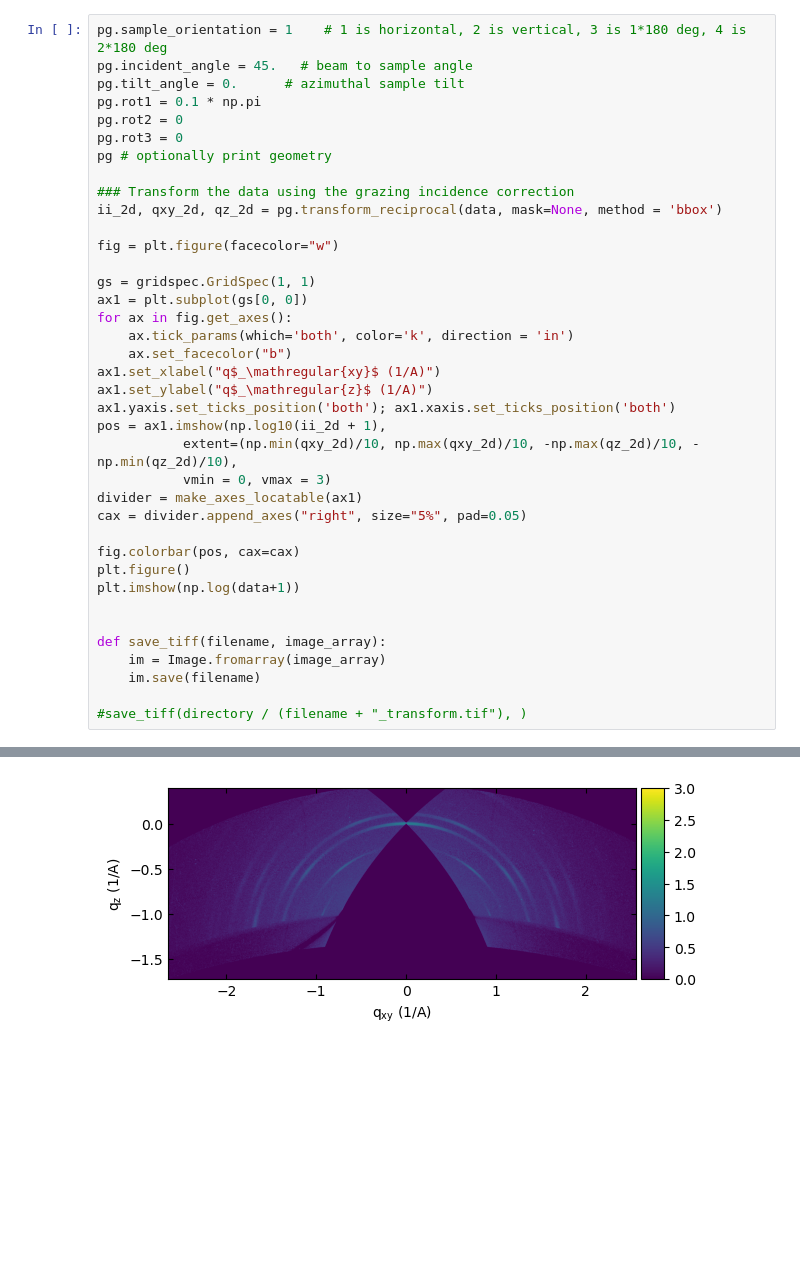
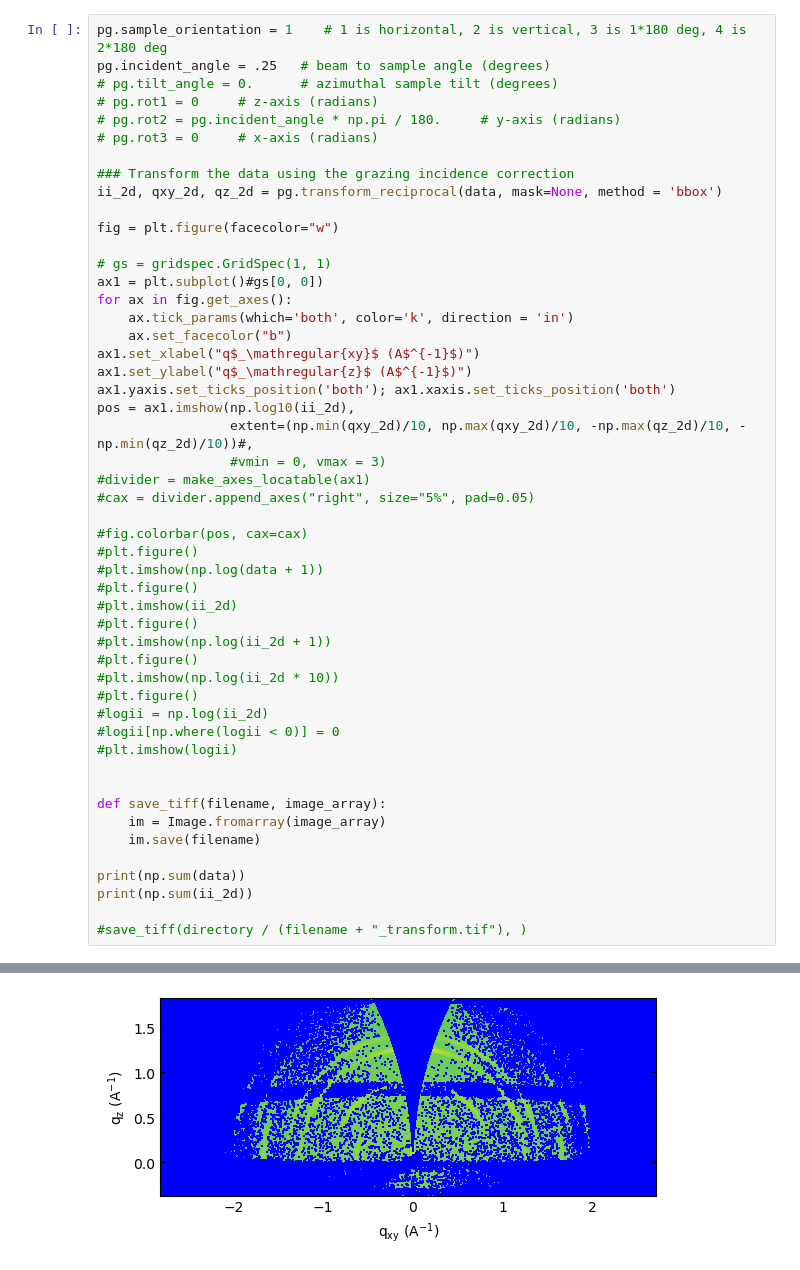
Before and after one commit to ttortorici/GIWAXS, a Jupyter notebook: transform.ipynb, the cells around one changed output, grey strips where cells are left out. Saved outputs shown, nothing was run; the diff lists cells and outputs as text; blank space fills up the shorter version.

```diff
--- a/transform.ipynb
+++ b/transform.ipynb
@@ -82,39 +216,51 @@ DirectBeamDist= 3210865786578818048.000 mm      Center: x=-30272332948930134016.
 # %%
 pg.sample_orientation = 1    # 1 is horizontal, 2 is vertical, 3 is 1*180 deg, 4 is 2*180 deg
-pg.incident_angle = 45.   # beam to sample angle
-pg.tilt_angle = 0.      # azimuthal sample tilt
-pg.rot1 = 0.1 * np.pi
-pg.rot2 = 0
-pg.rot3 = 0
-pg # optionally print geometry
+pg.incident_angle = .25   # beam to sample angle (degrees)
+# pg.tilt_angle = 0.      # azimuthal sample tilt (degrees)
+# pg.rot1 = 0     # z-axis (radians)
+# pg.rot2 = pg.incident_angle * np.pi / 180.     # y-axis (radians)
+# pg.rot3 = 0     # x-axis (radians)
 
 ### Transform the data using the grazing incidence correction
 ii_2d, qxy_2d, qz_2d = pg.transform_reciprocal(data, mask=None, method = 'bbox')
 
 fig = plt.figure(facecolor="w")
 
-gs = gridspec.GridSpec(1, 1)
-ax1 = plt.subplot(gs[0, 0])
+# gs = gridspec.GridSpec(1, 1)
+ax1 = plt.subplot()#gs[0, 0])
 for ax in fig.get_axes():
     ax.tick_params(which='both', color='k', direction = 'in')
     ax.set_facecolor("b")
-ax1.set_xlabel("q$_\mathregular{xy}$ (1/A)")
-ax1.set_ylabel("q$_\mathregular{z}$ (1/A)")
+ax1.set_xlabel("q$_\mathregular{xy}$ (A$^{-1}$)")
+ax1.set_ylabel("q$_\mathregular{z}$ (A$^{-1}$)")
 ax1.yaxis.set_ticks_position('both'); ax1.xaxis.set_ticks_position('both')
-pos = ax1.imshow(np.log10(ii_2d + 1),
-           extent=(np.min(qxy_2d)/10, np.max(qxy_2d)/10, -np.max(qz_2d)/10, -np.min(qz_2d)/10),
-           vmin = 0, vmax = 3)
-divider = make_axes_locatable(ax1)
-cax = divider.append_axes("right", size="5%", pad=0.05)
+pos = ax1.imshow(np.log10(ii_2d),
+                 extent=(np.min(qxy_2d)/10, np.max(qxy_2d)/10, -np.max(qz_2d)/10, -np.min(qz_2d)/10))#,
+                 #vmin = 0, vmax = 3)
+#divider = make_axes_locatable(ax1)
+#cax = divider.append_axes("right", size="5%", pad=0.05)
 
-fig.colorbar(pos, cax=cax)
-plt.figure()
-plt.imshow(np.log(data+1))
+#fig.colorbar(pos, cax=cax)
+#plt.figure()
+#plt.imshow(np.log(data + 1))
+#plt.figure()
+#plt.imshow(ii_2d)
+#plt.figure()
+#plt.imshow(np.log(ii_2d + 1))
+#plt.figure()
+#plt.imshow(np.log(ii_2d * 10))
+#plt.figure()
+#logii = np.log(ii_2d)
+#logii[np.where(logii < 0)] = 0
+#plt.imshow(logii)
 
 
 def save_tiff(filename, image_array):
     im = Image.fromarray(image_array)
     im.save(filename)
 
+print(np.sum(data))
+print(np.sum(ii_2d))
+
 #save_tiff(directory / (filename + "_transform.tif"), )
 # %% [output]
@@ -121 +269 @@ def save_tiff(filename, image_array):
-[figure, old version]
+[figure, new version]
```
Also changed, not shown: parts of 19 cells of this notebook, 16 other files.
